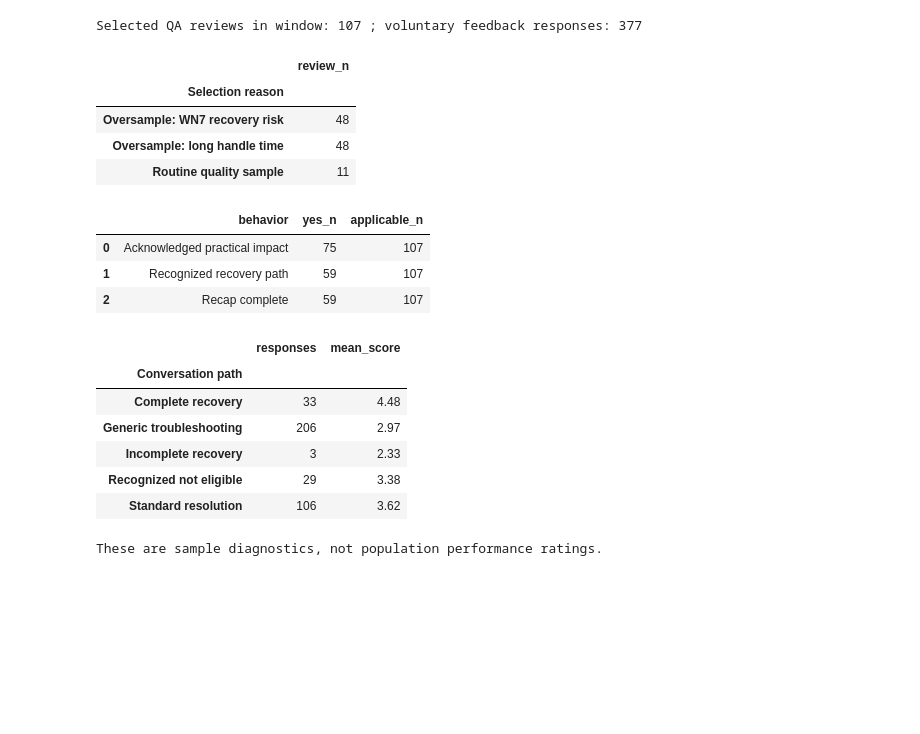
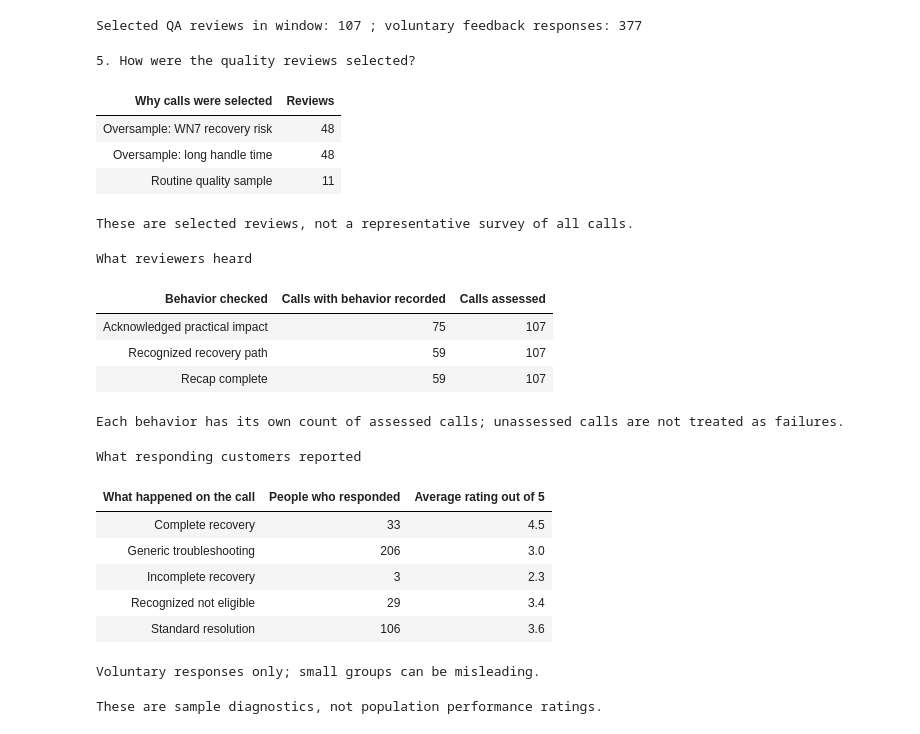
Before and after one commit to tchustz/kirby, a Jupyter notebook: northstar_analysis/02_monitoring.ipynb, the cells around one changed output. Cells and saved outputs as stored; diff of their text form; code cells hidden in the pictures; blank space fills up the shorter version.

```diff
--- a/northstar_analysis/02_monitoring.ipynb
+++ b/northstar_analysis/02_monitoring.ipynb
@@ -118,8 +125,9 @@ history['week'] = history.Date.dt.to_period('W-SUN').dt.start_time
 weekly = history.groupby('week').apply(population_metrics,include_groups=False)
 fig, axes=plt.subplots(2,2,figsize=(13,8),sharex=True)
 for axis,col,title in zip(axes.flat,['AHT_min','abandonment','WN7_contact_share','actual_planned'],
- ['Answered-weighted AHT (min)','Abandoned / offered','WN7-containing / answered','Actual / planned Guide-days']):
+ ['Average handling time (minutes)','Callers leaving before help (%)','Answered calls tagged WN7 / WNM-7 (%)','Staff present vs planned (%)']):
  axis.plot(weekly.index,weekly[col],marker='o',color='#246b8e');axis.set_title(title)
+ if col != 'AHT_min': axis.yaxis.set_major_formatter(PercentFormatter(1))
  axis.axvline(pd.Timestamp('2026-09-21'),color='grey',ls=':')
 fig.suptitle(f'{QUEUE} • weekly population metrics (edge weeks may be partial)')
 fig.autofmt_xdate();fig.tight_layout();plt.show()
@@ -173,34 +184,38 @@ print(len(candidates),'sampled review candidates. Confirm current case/transacti
 # %%
 # QA and feedback are selected/voluntary; filter by call date AND event availability as-of.
 q=D['qa_joined']; f=D['feedback_joined']
 q=q[q.Queue.eq(QUEUE) & q['Call date'].between(start,end) & q['Review date'].le(AS_OF)]
 f=f[f.Queue.eq(QUEUE) & f['Call date'].between(start,end) & f['Response date'].le(AS_OF)]
 print('Selected QA reviews in window:',len(q),'; voluntary feedback responses:',len(f))
-display(q['Selection reason'].value_counts().to_frame('review_n'))
+table(q['Selection reason'].value_counts().rename_axis('Why calls were selected').reset_index(name='Reviews'), '5. How were the quality reviews selected?', 'These are selected reviews, not a representative survey of all calls.')
 if len(q):
- display(pd.DataFrame([{'behavior':col,'yes_n':q[col].eq('Yes').sum(),
-                       'applicable_n':q[col].isin(['Yes','No']).sum()} for col in
- ['Acknowledged practical impact','Recognized recovery path','Recap complete']]))
+ table(pd.DataFrame([{'Behavior checked':col,'Calls with behavior recorded':q[col].eq('Yes').sum(),
+                       'Calls assessed':q[col].isin(['Yes','No']).sum()} for col in
+ ['Acknowledged practical impact','Recognized recovery path','Recap complete']]), 'What reviewers heard', 'Each behavior has its own count of assessed calls; unassessed calls are not treated as failures.')
 if len(f):
- display(f.groupby('Conversation path').agg(responses=('Feedback ID','size'),mean_score=('Satisfaction score','mean')).round(2))
+ table(f.groupby('Conversation path').agg(responses=('Feedback ID','size'),mean_score=('Satisfaction score','mean')).round(1).reset_index().rename(columns={'Conversation path':'What happened on the call','responses':'People who responded','mean_score':'Average rating out of 5'}), 'What responding customers reported', 'Voluntary responses only; small groups can be misleading.')
 print('These are sample diagnostics, not population performance ratings.')
 # %% [output]
 Selected QA reviews in window: 107 ; voluntary feedback responses: 377
+5. How were the quality reviews selected?
-|  | review_n |
-| Selection reason |  |
+| Why calls were selected | Reviews |
 | Oversample: WN7 recovery risk | 48 |
 | Oversample: long handle time | 48 |
 | Routine quality sample | 11 |
+These are selected reviews, not a representative survey of all calls.
+What reviewers heard
-|  | behavior | yes_n | applicable_n |
-| 0 | Acknowledged practical impact | 75 | 107 |
-| 1 | Recognized recovery path | 59 | 107 |
-| 2 | Recap complete | 59 | 107 |
+| Behavior checked | Calls with behavior recorded | Calls assessed |
+| Acknowledged practical impact | 75 | 107 |
+| Recognized recovery path | 59 | 107 |
+| Recap complete | 59 | 107 |
+Each behavior has its own count of assessed calls; unassessed calls are not treated as failures.
+What responding customers reported
-|  | responses | mean_score |
-| Conversation path |  |  |
-| Complete recovery | 33 | 4.48 |
-| Generic troubleshooting | 206 | 2.97 |
-| Incomplete recovery | 3 | 2.33 |
-| Recognized not eligible | 29 | 3.38 |
-| Standard resolution | 106 | 3.62 |
+| What happened on the call | People who responded | Average rating out of 5 |
+| Complete recovery | 33 | 4.5 |
+| Generic troubleshooting | 206 | 3.0 |
+| Incomplete recovery | 3 | 2.3 |
+| Recognized not eligible | 29 | 3.4 |
+| Standard resolution | 106 | 3.6 |
-These are sample diagnostics, not population performance ratings.
+Voluntary responses only; small groups can be misleading.
+These are sample diagnostics, not population performance ratings.
 # %% [markdown]
```
Also changed, not shown: parts of 9 cells of this notebook, 6 other files.
